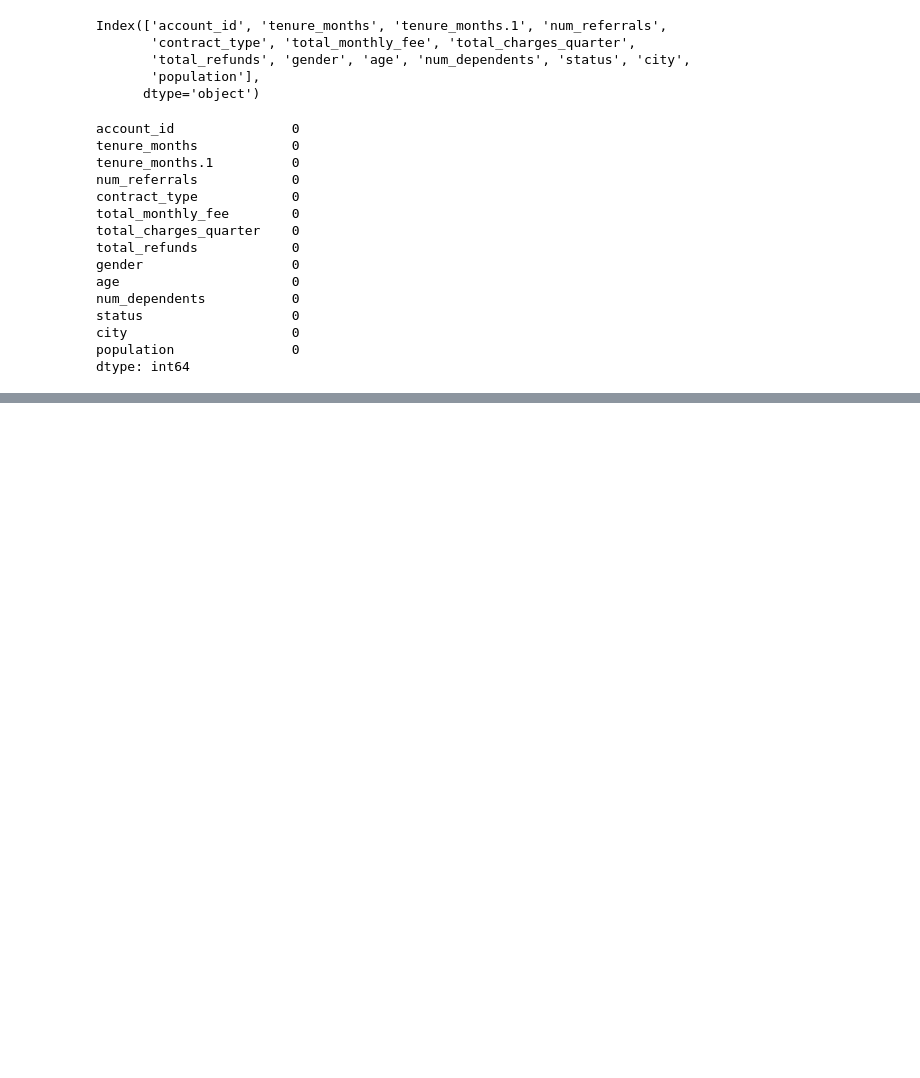
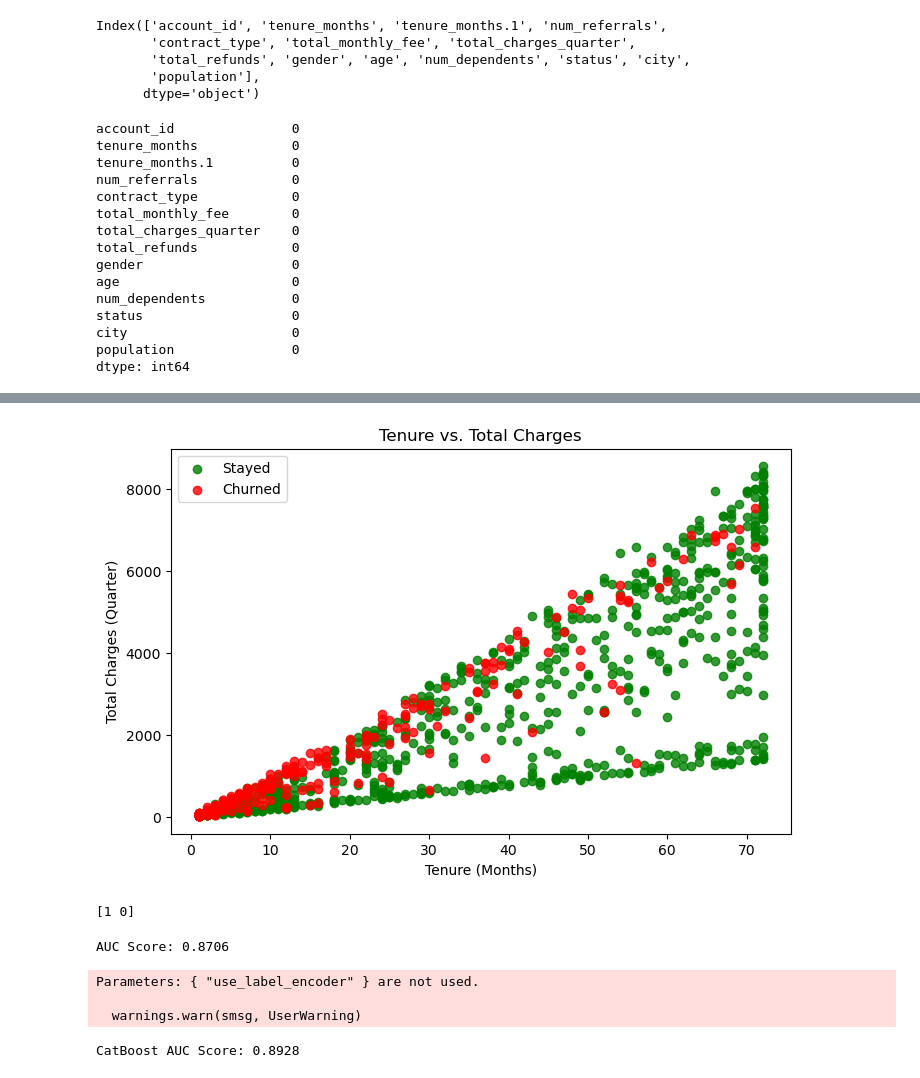
Before and after one commit to YuanxinHaw/AI300_Projects, a Jupyter notebook: Capstone.ipynb, the cells around one changed output, grey strips where cells are left out. Saved outputs shown, nothing was run; the diff lists cells and outputs as text; code cells hidden in the pictures; blank space fills up the shorter version.

Commit message:
Xgboost and Catboost

```diff
--- a/Capstone.ipynb
+++ b/Capstone.ipynb
@@ -46,0 +75,25 @@ dtype: int64
+# %%
+# Scatter plot: Tenure vs. Total Charges with color based on status
+
+plt.figure(figsize=(8, 5))
+
+colors = {0: 'green', 1: 'red'}
+labels = {0: 'Stayed', 1: 'Churned'}
+
+for status, group in capstone_df.groupby('status'):
+    plt.scatter(
+        group['tenure_months'], group['total_charges_quarter'],
+                c=colors[status], label=labels[status], alpha=0.8
+    )
+
+plt.title('Tenure vs. Total Charges')
+plt.xlabel('Tenure (Months)')
+plt.ylabel('Total Charges (Quarter)')
+plt.legend(loc='upper left')
+plt.show()
+# %% [output]
+[figure, added]
+# %%
+print(capstone_df['status'].unique())
+# %% [output]
+[1 0]
@@ -46,0 +102,22 @@ dtype: int64
+# %%
+from xgboost import XGBClassifier
+from sklearn.model_selection import train_test_split
+from sklearn.metrics import roc_auc_score
+
+X = capstone_df.drop(columns=['account_id', 'status', 'city'])
+y = capstone_df['status']
+
+X_train, X_test, y_train, y_test = train_test_split(X, y, test_size=0.2, random_state=42)
+
+xgb_model = XGBClassifier(use_label_encoder=False, eval_metric='logloss')
+xgb_model.fit(X_train, y_train)
+
+y_pred = xgb_model.predict_proba(X_test)[:, 1]
+
+auc_score = roc_auc_score(y_test, y_pred)
+print(f"AUC Score: {auc_score:.4f}")
+# %% [output]
+AUC Score: 0.8706
+Parameters: { "use_label_encoder" } are not used.
+
+  warnings.warn(smsg, UserWarning)
@@ -46,0 +126,19 @@ dtype: int64
+# %%
+from catboost import CatBoostClassifier
+from sklearn.model_selection import train_test_split
+from sklearn.metrics import roc_auc_score
+
+X = capstone_df.drop(columns=['account_id', 'status', 'city'])
+y = capstone_df['status']
+
+X_train, X_test, y_train, y_test = train_test_split(X, y, test_size=0.2, random_state=42)
+
+catboost_model = CatBoostClassifier(verbose=0, random_state=42)
+catboost_model.fit(X_train, y_train)
+
+y_pred_cat = catboost_model.predict_proba(X_test)[:, 1]
+
+auc_score_cat = roc_auc_score(y_test, y_pred_cat)
+print(f"CatBoost AUC Score: {auc_score_cat:.4f}")
+# %% [output]
+CatBoost AUC Score: 0.8928
```
Also changed, not shown: parts of 7 cells of this notebook.
